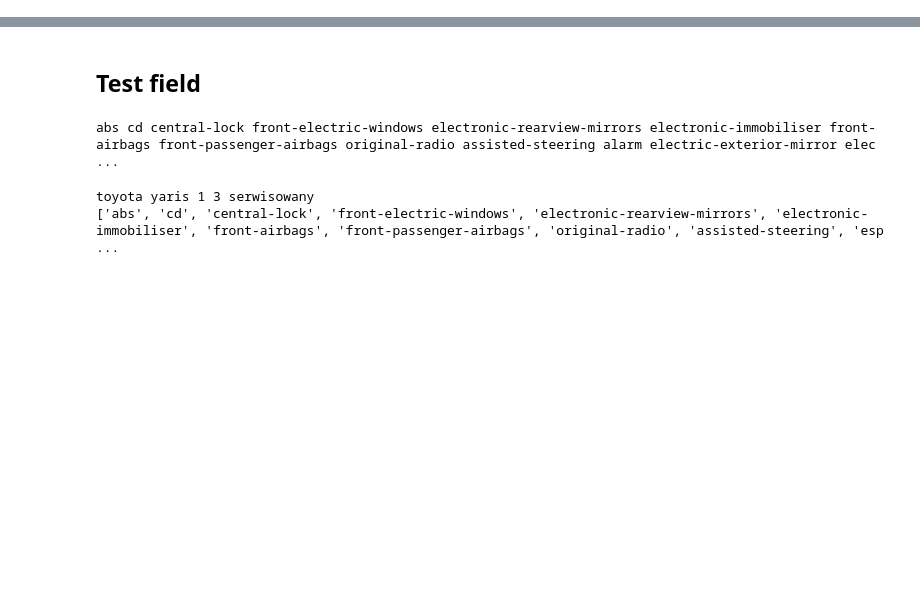
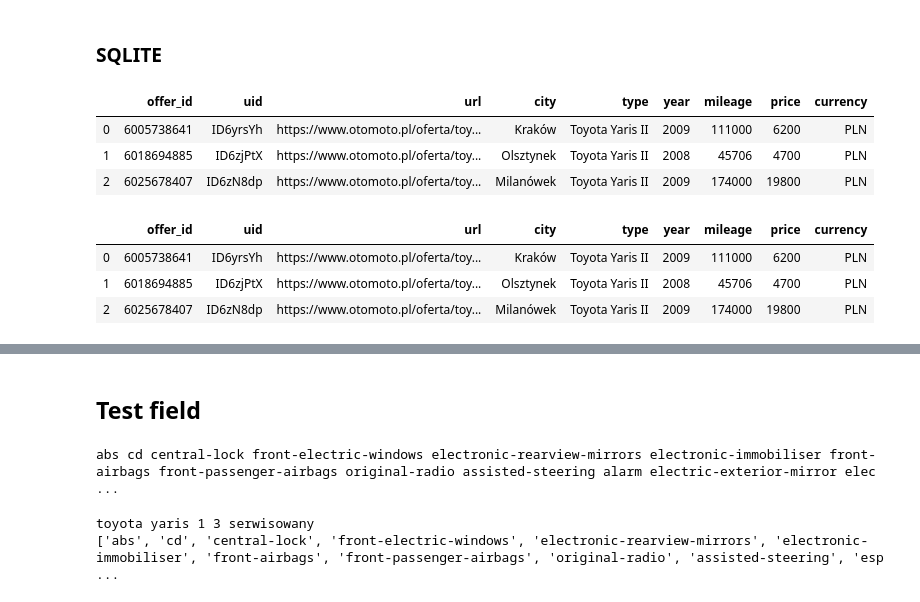
Before and after one commit to mgurg/py_otomoto, a Jupyter notebook: py_otomoto.ipynb, the cells around one changed output, grey strips where cells are left out. Saved outputs shown, nothing was run; the diff lists cells and outputs as text; code cells hidden in the pictures; blank space fills up the shorter version.

```diff
--- a/py_otomoto.ipynb
+++ b/py_otomoto.ipynb
@@ -0,0 +1,2 @@
+# %% [markdown]
+### SQLITE
@@ -0,0 +14,14 @@
+# %%
+df.head(3)
+# %% [output]
+|  | offer_id | uid | url | city | type | year | mileage | price | currency |
+| 0 | 6005738641 | ID6yrsYh | https://www.otomoto.pl/oferta/toy... | Kraków | Toyota Yaris II | 2009 | 111000 | 6200 | PLN |
+| 1 | 6018694885 | ID6zjPtX | https://www.otomoto.pl/oferta/toy... | Olsztynek | Toyota Yaris II | 2008 | 45706 | 4700 | PLN |
+| 2 | 6025678407 | ID6zN8dp | https://www.otomoto.pl/oferta/toy... | Milanówek | Toyota Yaris II | 2009 | 174000 | 19800 | PLN |
+# %%
+df2.head(3)
+# %% [output]
+|  | offer_id | uid | url | city | type | year | mileage | price | currency |
+| 0 | 6005738641 | ID6yrsYh | https://www.otomoto.pl/oferta/toy... | Kraków | Toyota Yaris II | 2009 | 111000 | 6200 | PLN |
+| 1 | 6018694885 | ID6zjPtX | https://www.otomoto.pl/oferta/toy... | Olsztynek | Toyota Yaris II | 2008 | 45706 | 4700 | PLN |
+| 2 | 6025678407 | ID6zN8dp | https://www.otomoto.pl/oferta/toy... | Milanówek | Toyota Yaris II | 2009 | 174000 | 19800 | PLN |
```
Also changed, not shown: parts of 4 cells of this notebook, 2 other files.
